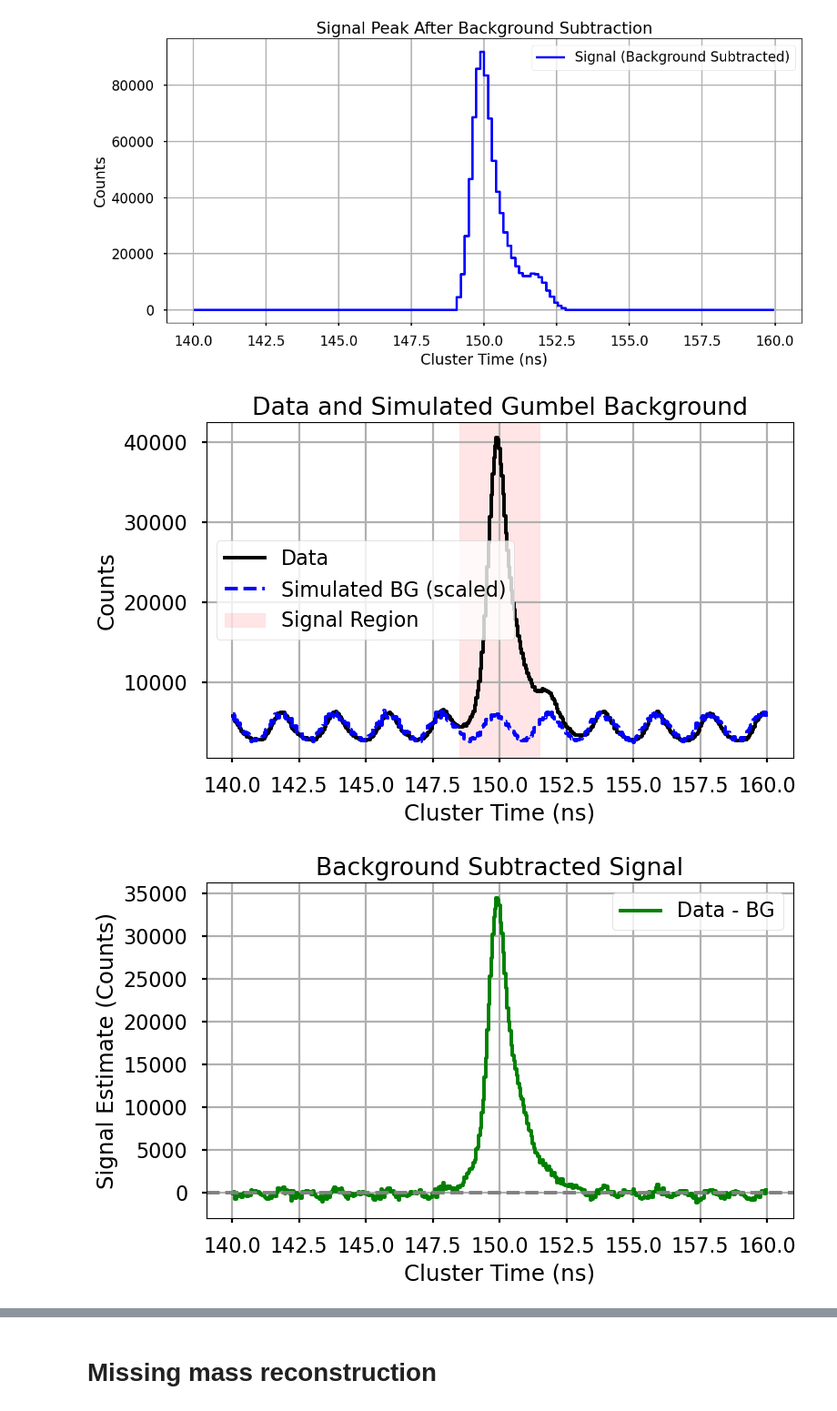
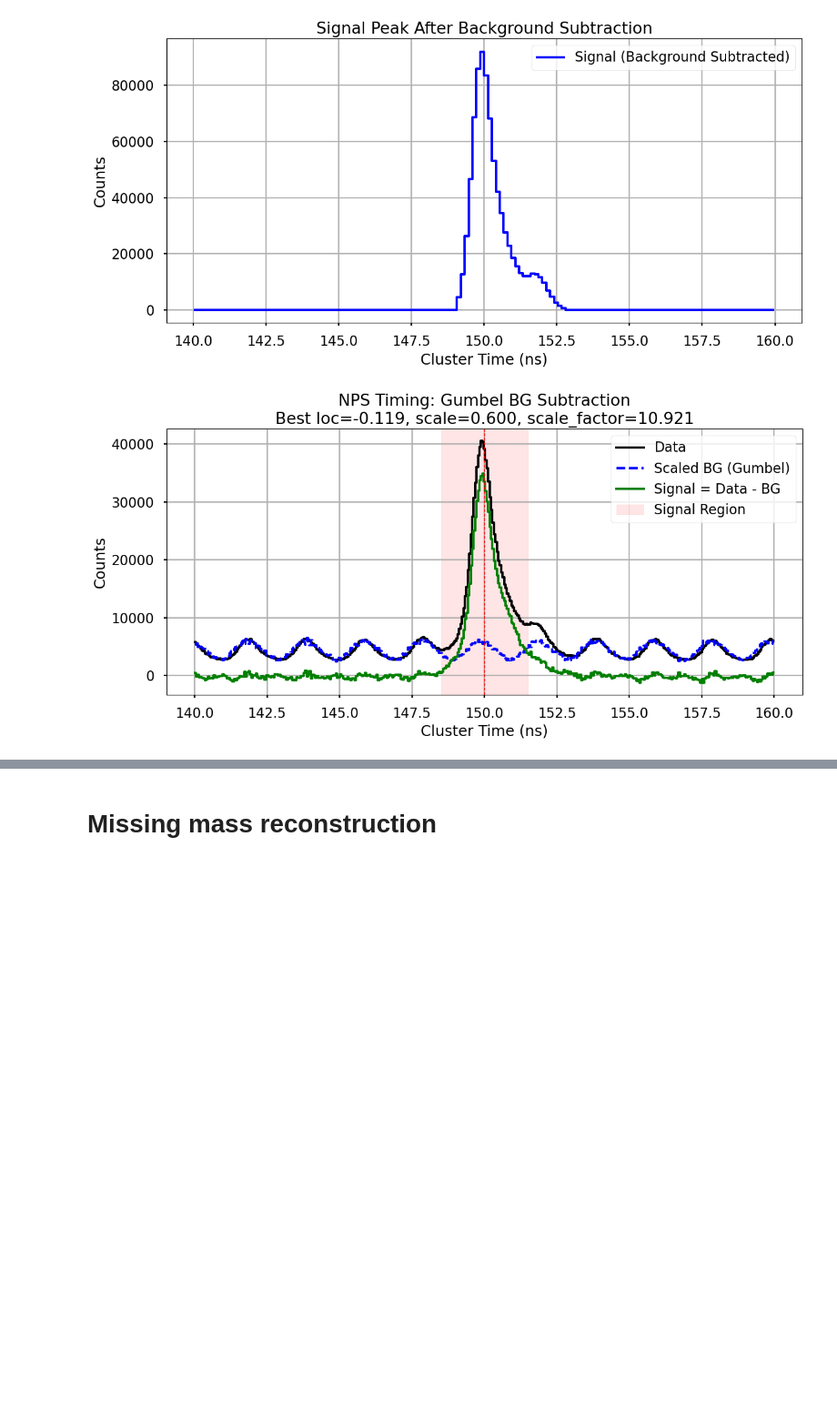
Before and after one commit to avnishphy/nps_analysis, a Jupyter notebook: pi0_analysis/exclusive_pi0.ipynb, the cells around one changed output, grey strips where cells are left out. Shown at 91% size. Drawn from its saved outputs; the diff is of its cells as text; code cells hidden in the pictures; blank space fills up the shorter version.

```diff
--- a/pi0_analysis/exclusive_pi0.ipynb
+++ b/pi0_analysis/exclusive_pi0.ipynb
@@ -634,6 +634,7 @@ import numpy as np
 import matplotlib.pyplot as plt
 from scipy.stats import gumbel_r
 from scipy.interpolate import interp1d
+
 
 # === Load real data ===
 # Replace this with your real NPS cluster time data
@@ -670,55 +671,54 @@ hist_bg, _ = np.histogram(bg_times, bins=bins)
 sideband_mask = ((bin_centers < 148.5) | (bin_centers > 151.5))
 
 # Calculate scale factor using sidebands
 data_sb_sum = np.sum(hist_data[sideband_mask])
 sim_sb_sum = np.sum(hist_bg[sideband_mask])
 scale_factor = data_sb_sum / sim_sb_sum if sim_sb_sum > 0 else 0
 
 # Scale background
 scaled_bg = hist_bg * scale_factor
 
 # === Background Subtracted Histogram ===
 subtracted = hist_data - scaled_bg
 
-# === Plotting ===
-plt.figure(figsize=(8, 5))
+# # === Plotting ===
+# plt.figure(figsize=(8, 5))
 
-plt.step(bin_centers, hist_data, where='mid', color='black', label='Data')
-plt.step(bin_centers, scaled_bg, where='mid', color='blue', linestyle='--', label='Simulated BG (scaled)')
-plt.axvspan(148.5, 151.5, color='red', alpha=0.1, label='Signal Region')
-plt.xlabel("Cluster Time (ns)")
-plt.ylabel("Counts")
-plt.title("Data and Simulated Gumbel Background")
-plt.legend()
-plt.grid(True)
-plt.tight_layout()
-plt.show()
+# plt.step(bin_centers, hist_data, where='mid', color='black', label='Data')
+# plt.step(bin_centers, scaled_bg, where='mid', color='blue', linestyle='--', label='Simulated BG (scaled)')
+# plt.axvspan(148.5, 151.5, color='red', alpha=0.1, label='Signal Region')
+# plt.xlabel("Cluster Time (ns)")
+# plt.ylabel("Counts")
+# plt.title("Data and Simulated Gumbel Background")
+# plt.legend()
+# plt.grid(True)
+# plt.tight_layout()
+# plt.show()
 
-plt.figure(figsize=(8, 5))
-plt.step(bin_centers, subtracted, where='mid', color='green', label='Data - BG')
-plt.axhline(0, color='gray', linestyle='--')
-plt.xlabel("Cluster Time (ns)")
-plt.ylabel("Signal Estimate (Counts)")
-plt.title("Background Subtracted Signal")
-plt.legend()
-plt.grid(True)
-plt.tight_layout()
-plt.show()
+# plt.figure(figsize=(8, 5))
+# plt.step(bin_centers, subtracted, where='mid', color='green', label='Data - BG')
+# plt.axhline(0, color='gray', linestyle='--')
+# plt.xlabel("Cluster Time (ns)")
+# plt.ylabel("Signal Estimate (Counts)")
+# plt.title("Background Subtracted Signal")
+# plt.legend()
+# plt.grid(True)
+# plt.tight_layout()
+# plt.show()
 
-plt.figure(figsize=(8, 5))
+plt.figure(figsize=(12, 6))
 
 plt.step(bin_centers, hist_data, where='mid', color='black', label='Data')
 plt.step(bin_centers, scaled_bg, where='mid', color='blue', linestyle='--', label='Scaled BG (Gumbel)')
 plt.step(bin_centers, subtracted, where='mid', color='green', label='Signal = Data - BG')
 plt.axvspan(148.5, 151.5, color='red', alpha=0.1, label='Signal Region')
 plt.axvline(true_peak_time, color='red', linestyle='--', linewidth=1)
 plt.xlabel("Cluster Time (ns)")
 plt.ylabel("Counts")
 plt.title(f"NPS Timing: Gumbel BG Subtraction\nBest loc={loc:.3f}, scale={scale:.3f}, scale_factor={scale_factor:.3f}")
 plt.legend()
 plt.grid(True)
 plt.tight_layout()
 plt.show()
 # %% [output]
-[figure, old version]
+[figure, new version]
-[figure, removed]
```
Also changed, not shown: parts of 3 cells of this notebook, 2 other files.
